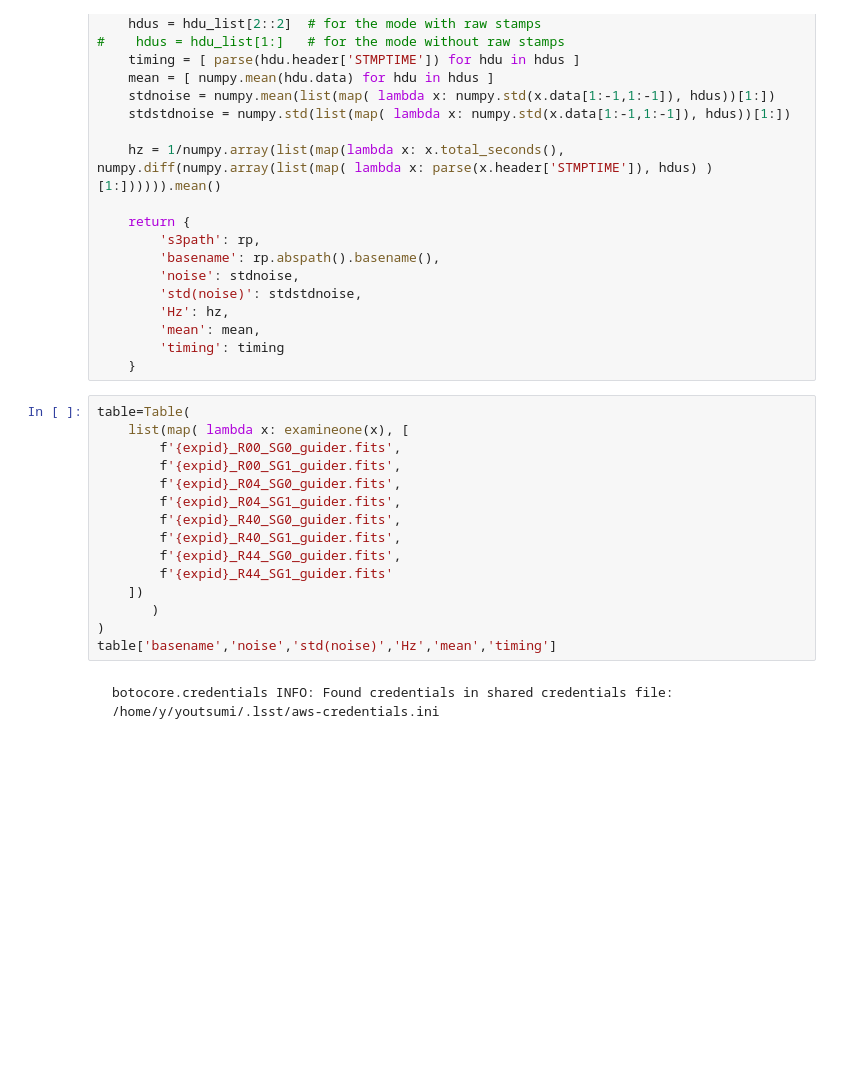
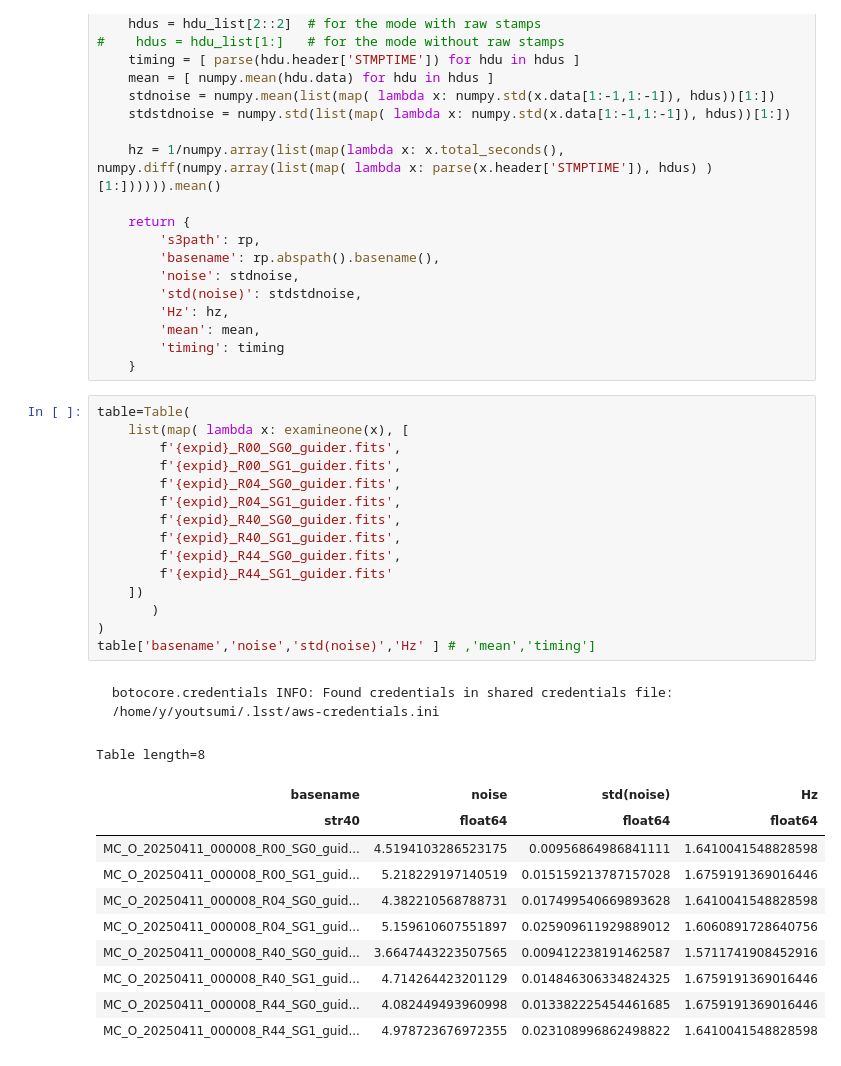
Before and after one commit to lsst/CameraTimesSquare, a Jupyter notebook: Run7/GuiderData.ipynb, the cells around one changed output. Drawn from its saved outputs; the diff is of its cells as text; blank space fills up the shorter version.

```diff
--- a/Run7/GuiderData.ipynb
+++ b/Run7/GuiderData.ipynb
@@ -42,20 +42,31 @@ def examineone(fname):
 # %%
 table=Table(
     list(map( lambda x: examineone(x), [
         f'{expid}_R00_SG0_guider.fits',
         f'{expid}_R00_SG1_guider.fits',
         f'{expid}_R04_SG0_guider.fits',
         f'{expid}_R04_SG1_guider.fits',
         f'{expid}_R40_SG0_guider.fits',
         f'{expid}_R40_SG1_guider.fits',
         f'{expid}_R44_SG0_guider.fits',
         f'{expid}_R44_SG1_guider.fits'
     ])
        )
 )
-table['basename','noise','std(noise)','Hz','mean','timing']
+table['basename','noise','std(noise)','Hz' ] # ,'mean','timing']
 # %% [output]
 botocore.credentials INFO: Found credentials in shared credentials file: /home/y/youtsumi/.lsst/aws-credentials.ini
+Table length=8
+| basename | noise | std(noise) | Hz |
+| str40 | float64 | float64 | float64 |
+| MC_O_20250411_000008_R00_SG0_guid... | 4.5194103286523175 | 0.00956864986841111 | 1.6410041548828598 |
+| MC_O_20250411_000008_R00_SG1_guid... | 5.218229197140519 | 0.015159213787157028 | 1.6759191369016446 |
+| MC_O_20250411_000008_R04_SG0_guid... | 4.382210568788731 | 0.017499540669893628 | 1.6410041548828598 |
+| MC_O_20250411_000008_R04_SG1_guid... | 5.159610607551897 | 0.025909611929889012 | 1.6060891728640756 |
+| MC_O_20250411_000008_R40_SG0_guid... | 3.6647443223507565 | 0.009412238191462587 | 1.5711741908452916 |
+| MC_O_20250411_000008_R40_SG1_guid... | 4.714264423201129 | 0.014846306334824325 | 1.6759191369016446 |
+| MC_O_20250411_000008_R44_SG0_guid... | 4.082449493960998 | 0.013382225454461685 | 1.6759191369016446 |
+| MC_O_20250411_000008_R44_SG1_guid... | 4.978723676972355 | 0.023108996862498822 | 1.6410041548828598 |
 # %%
 for row in table:
     plt.plot(row['timing'],row['mean'],'.',label=row['basename'])
```
Also changed, not shown: parts of 4 cells of this notebook, 2 other files.
